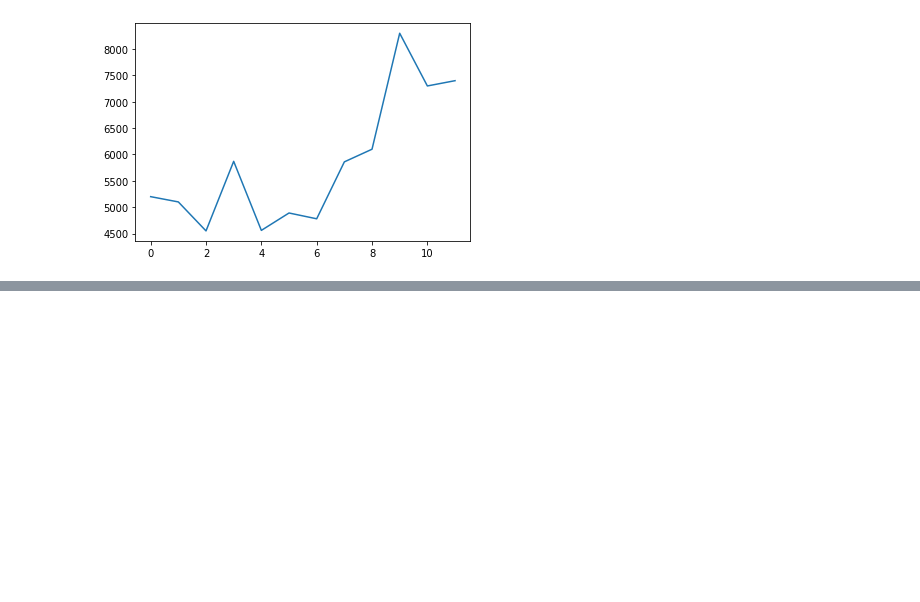
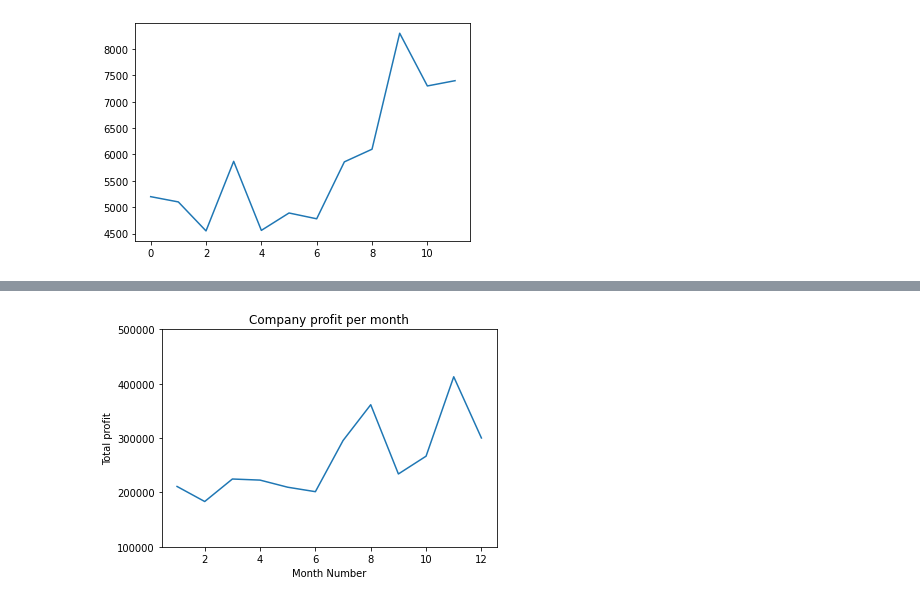
Before and after one commit to trenklem/DataScience21, a Jupyter notebook: Block_1/Assignments/1_MatplotLib.ipynb, the cells around one changed output, grey strips where cells are left out. Saved outputs shown, nothing was run; the diff lists cells and outputs as text; code cells hidden in the pictures; blank space fills up the shorter version.

```diff
--- a/Block_1/Assignments/1_MatplotLib.ipynb
+++ b/Block_1/Assignments/1_MatplotLib.ipynb
@@ -39,6 +39,17 @@ Total profit data provided for each month. Generated line plot must include the
 
 ### The result should look something like this:
 <img src="IMG/1.png" width=400>
+# %%
+plt.figure()
+plt.plot(data.month_number, data.total_profit)
+plt.xlabel('Month Number')
+plt.ylabel('Total profit')
+plt.title('Company profit per month')
+yticks = [100000, 200000, 300000, 400000, 500000]
+plt.yticks(yticks)
+plt.show()
+# %% [output]
+[figure, added]
 # %% [markdown]
 ## Exercise 2
 Get Total profit of all months and show line plot with the following Style properties
```
Also changed, not shown: parts of 6 cells of this notebook.
